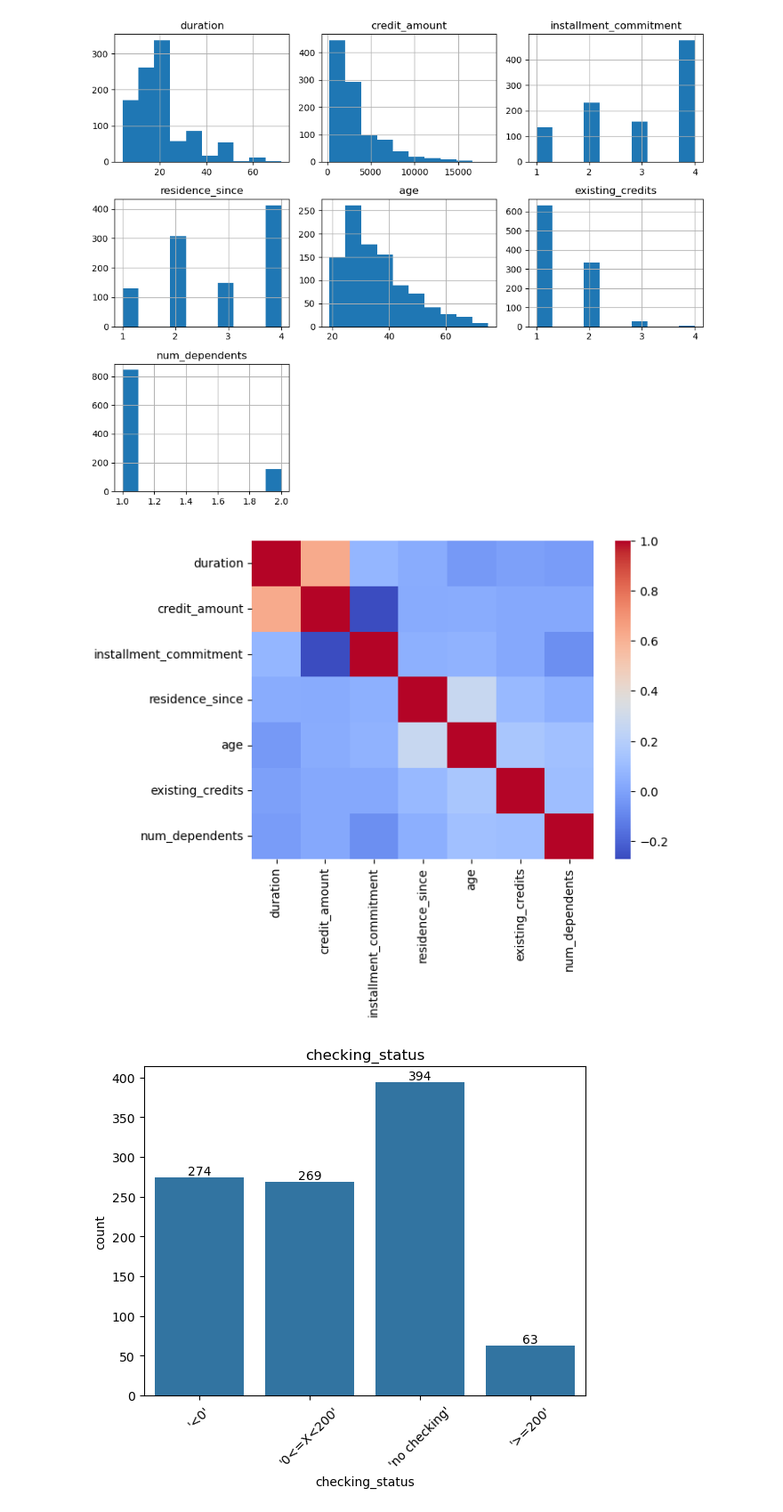
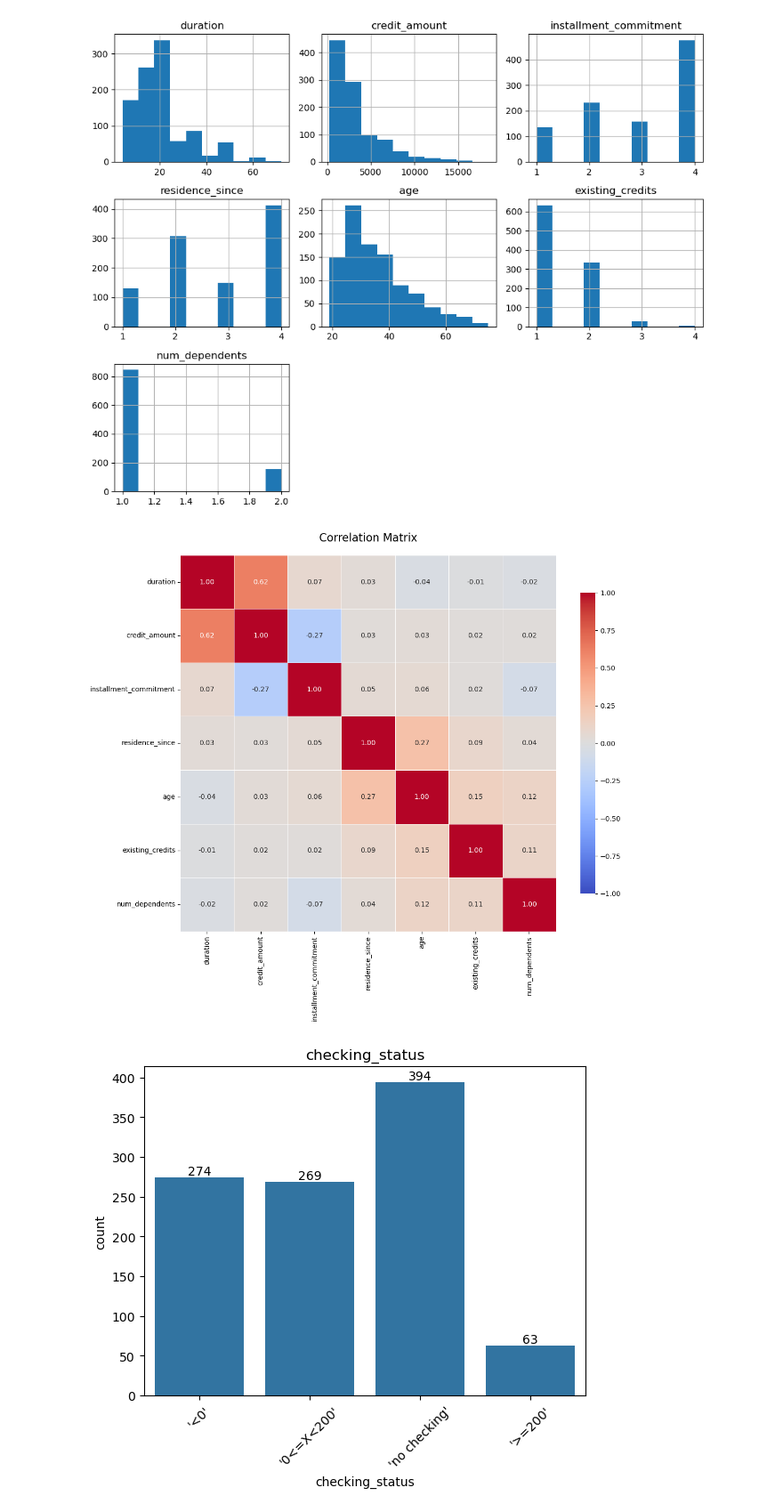
Before and after one commit to Michal2684/zneus-MLP, a Jupyter notebook: main.ipynb, the cells around one changed output. Shown at 89% size. Drawn from its saved outputs; the diff is of its cells as text; code cells hidden in the pictures.

```diff
--- a/main.ipynb
+++ b/main.ipynb
@@ -118,10 +130,15 @@ plt.show()
 # %% [output]
 [figure]
 # %%
-sns.heatmap(df[num_cols].corr(), cmap="coolwarm")
+plt.figure(figsize=(12, 10))
+sns.heatmap(df[num_cols].corr(), cmap="coolwarm", annot=True, fmt=".2f",
+            vmin=-1, vmax=1, center=0,
+            square=True, linewidths=0.5, cbar_kws={"shrink": 0.8})
+plt.title("Correlation Matrix", fontsize=16, pad=20)
+plt.tight_layout()
 plt.show()
 # %% [output]
-[figure, old version]
+[figure, new version]
 # %%
 cat_cols = df.select_dtypes(exclude=['number']).columns
 
```
Also changed, not shown: parts of 13 cells of this notebook.
